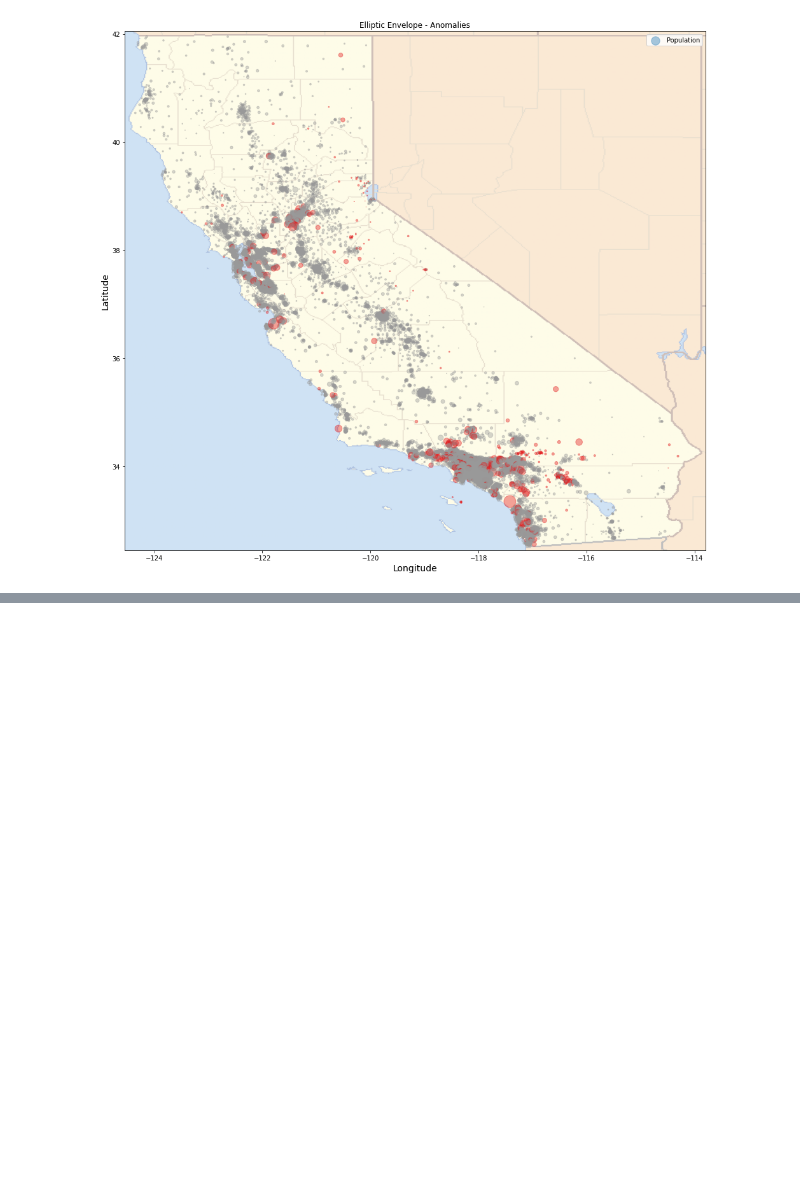
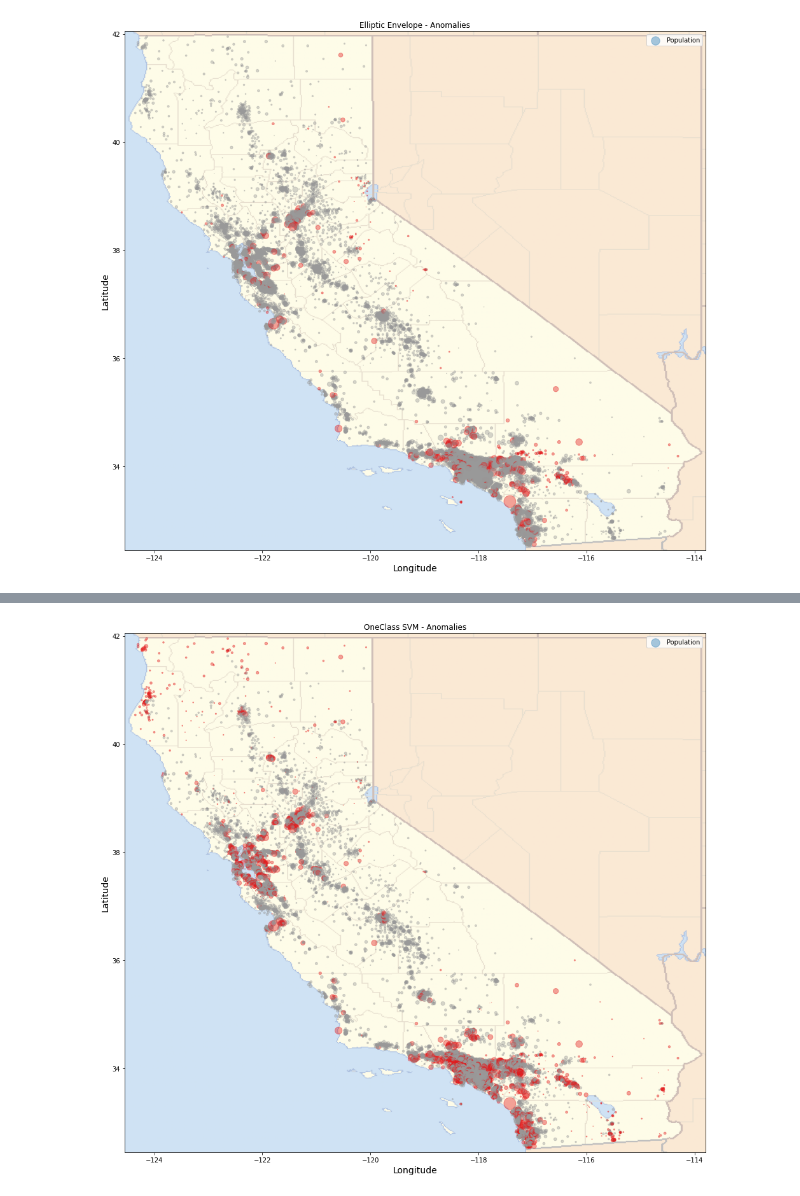
Before and after one commit to mo-amininasab/california_housing_AD, a Jupyter notebook: California_housing_anomaly_detection.ipynb, the cells around one changed output, grey strips where cells are left out. Drawn from its saved outputs; the diff is of its cells as text; code cells hidden in the pictures; blank space fills up the shorter version.

Commit message:
OCSVM done

```diff
--- a/California_housing_anomaly_detection.ipynb
+++ b/California_housing_anomaly_detection.ipynb
@@ -402,0 +405,5 @@ plot_anomalies(ee_clusters, 'Elliptic Envelope - Anomalies')
+# %%
+t1 = time.time()
+ocsvm = OneClassSVM(nu=0.1, kernel='rbf', gamma='auto')
+ocsvm_clusters = ocsvm.fit_predict(data_prepared)
+t2 = time.time()
@@ -402,0 +414,4 @@ plot_anomalies(ee_clusters, 'Elliptic Envelope - Anomalies')
+# %%
+for i in range(len(ocsvm_clusters)):
+  if ocsvm_clusters[i] != -1:
+    ocsvm_clusters[i] = 0
@@ -402,0 +438,4 @@ plot_anomalies(ee_clusters, 'Elliptic Envelope - Anomalies')
+# %%
+plot_anomalies(ocsvm_clusters, 'OneClass SVM - Anomalies')
+# %% [output]
+[figure, added]
```
Also changed, not shown: parts of 4 cells of this notebook.
